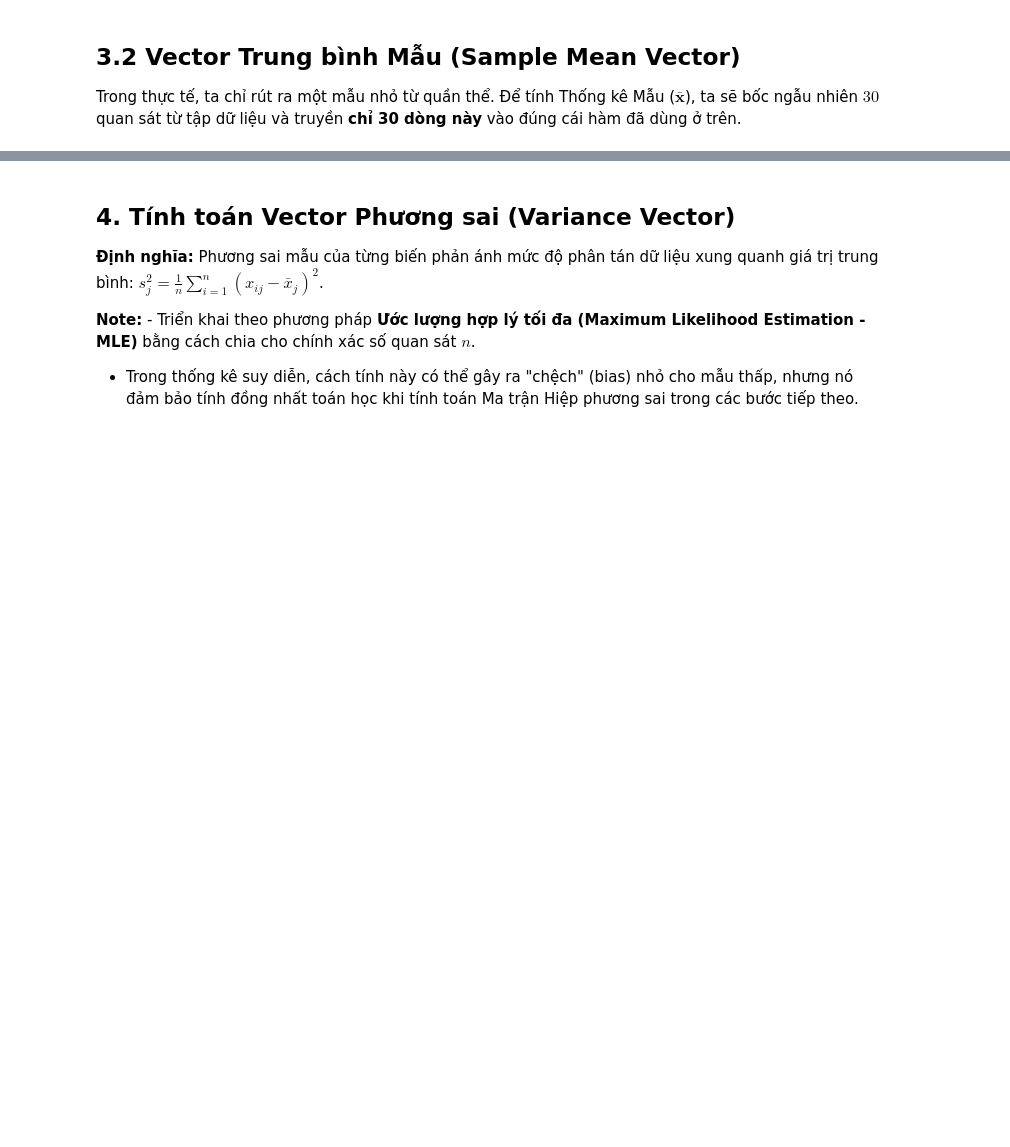
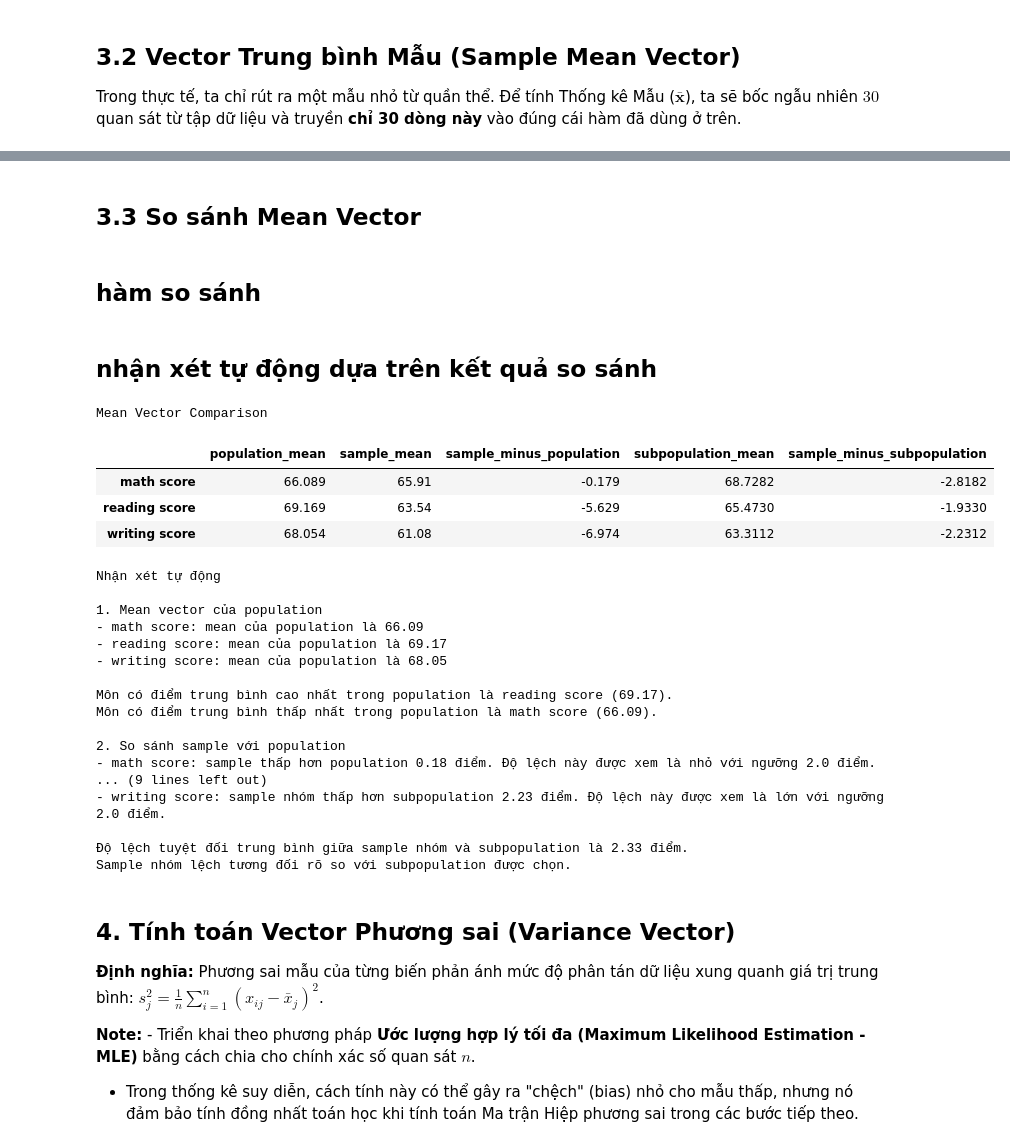
Before and after one commit to ntnthinh205/gk_msa, a Jupyter notebook: multivariate_statistics.ipynb, the cells around one changed output, grey strips where cells are left out. Cells and saved outputs as stored; diff of their text form; code cells hidden in the pictures; blank space fills up the shorter version.

```diff
--- a/multivariate_statistics.ipynb
+++ b/multivariate_statistics.ipynb
@@ -57,0 +157,4 @@ Target names: ['setosa' 'versicolor' 'virginica']
+# %%
+for col in group_cols:
+    print(f"\n{col}")
+    print(df[col].value_counts())
@@ -135,0 +544,29 @@ Nhận xét: Vector trung bình mẫu mang giá trị xấp xỉ và đóng vai
+# %%
+def subtract_vectors(vector_a, vector_b):
+    """
+    Trừ hai vector thủ công theo từng thành phần.
+
+    Parameters
+    ----------
+    vector_a : pandas.Series
+        Vector thứ nhất.
+
+    vector_b : pandas.Series
+        Vector thứ hai.
+
+    Returns
+    -------
+    pandas.Series
+        Kết quả vector_a - vector_b.
+    """
+
+    result = {}
+
+    for index in vector_a.index:
+        result[index] = vector_a[index] - vector_b[index]
+
+    return pd.Series(result)
+# %% [markdown]
+## 3.3 So sánh Mean Vector
+# %% [markdown]
+## hàm so sánh
@@ -135,0 +607,2 @@ Nhận xét: Vector trung bình mẫu mang giá trị xấp xỉ và đóng vai
+# %% [markdown]
+## nhận xét tự động dựa trên kết quả so sánh
@@ -136,3 +718,41 @@ Nhận xét: Vector trung bình mẫu mang giá trị xấp xỉ và đóng vai
+# %%
+mean_vector_comparison = compare_mean_vectors(
+    population_mean_vector=population_mean_vector,
+    sample_mean_vector=sample_mean_vector,
+    subpopulation_mean_vector=subpopulation_mean_vector
+)
+
+print("Mean Vector Comparison")
+display(mean_vector_comparison)
+
+print("\n")
+auto_comment_mean_vector(
+    mean_vector_comparison=mean_vector_comparison,
+    threshold=2.0
+)
+# %% [output]
+Mean Vector Comparison
+|  | population_mean | sample_mean | sample_minus_population | subpopulation_mean | sample_minus_subpopulation |
+| math score | 66.089 | 65.91 | -0.179 | 68.7282 | -2.8182 |
+| reading score | 69.169 | 63.54 | -5.629 | 65.4730 | -1.9330 |
+| writing score | 68.054 | 61.08 | -6.974 | 63.3112 | -2.2312 |
+Nhận xét tự động
+
+1. Mean vector của population
+- math score: mean của population là 66.09
+- reading score: mean của population là 69.17
+- writing score: mean của population là 68.05
+
+Môn có điểm trung bình cao nhất trong population là reading score (69.17).
+Môn có điểm trung bình thấp nhất trong population là math score (66.09).
+
+2. So sánh sample với population
+- math score: sample thấp hơn population 0.18 điểm. Độ lệch này được xem là nhỏ với ngưỡng 2.0 điểm.
+... (9 lines left out)
+- writing score: sample nhóm thấp hơn subpopulation 2.23 điểm. Độ lệch này được xem là lớn với ngưỡng 2.0 điểm.
+
+Độ lệch tuyệt đối trung bình giữa sample nhóm và subpopulation là 2.33 điểm.
+Sample nhóm lệch tương đối rõ so với subpopulation được chọn.
 # %% [markdown]
 ## 4. Tính toán Vector Phương sai (Variance Vector)
 
```
Also changed, not shown: parts of 60 cells of this notebook.
